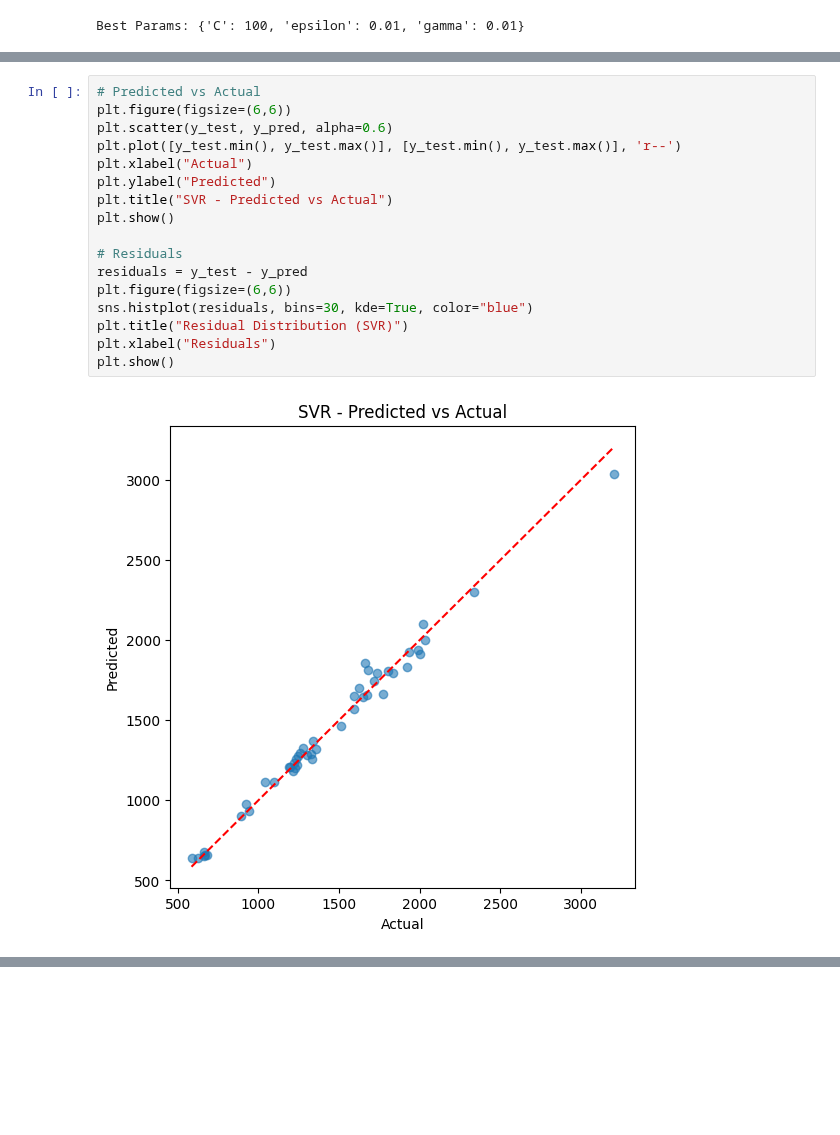
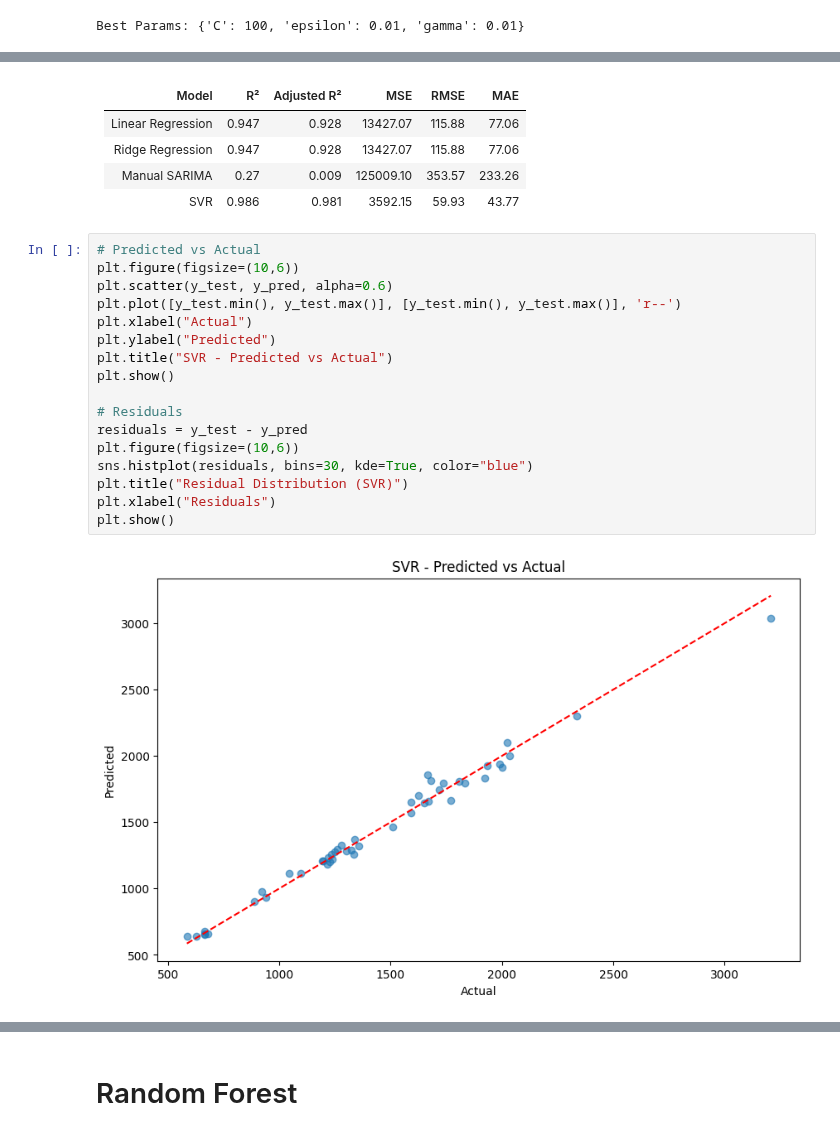
Before and after one commit to HuyPham171-hub/gold-price-prediction, a Jupyter notebook: notebooks/modeling.ipynb, the cells around one changed output, grey strips where cells are left out. Cells and saved outputs as stored; diff of their text form; blank space fills up the shorter version.

Commit message:
Random Forest Model

```diff
--- a/notebooks/modeling.ipynb
+++ b/notebooks/modeling.ipynb
@@ -1053,20 +1058,27 @@ R2: 0.986
 MSE: 3592.15 | RMSE: 59.93 | MAE: 43.77
+# %% [markdown]
+| Model               | R²    | Adjusted R² | MSE       | RMSE    | MAE    |
+|---------------------|-------|-------------|-----------|---------|--------|
+| Linear Regression   | 0.947 | 0.928       | 13427.07  | 115.88  | 77.06  |
+| Ridge Regression    | 0.947 | 0.928       | 13427.07  | 115.88  | 77.06  |
+| Manual SARIMA       | 0.27  | 0.009       | 125009.10 | 353.57  | 233.26 |
+| SVR                 | 0.986 | 0.981       | 3592.15   | 59.93   | 43.77  |
 # %%
 # Predicted vs Actual
-plt.figure(figsize=(6,6))
+plt.figure(figsize=(10,6))
 plt.scatter(y_test, y_pred, alpha=0.6)
 plt.plot([y_test.min(), y_test.max()], [y_test.min(), y_test.max()], 'r--')
 plt.xlabel("Actual")
 plt.ylabel("Predicted")
 plt.title("SVR - Predicted vs Actual")
 plt.show()
 
 # Residuals
 residuals = y_test - y_pred
-plt.figure(figsize=(6,6))
+plt.figure(figsize=(10,6))
 sns.histplot(residuals, bins=30, kde=True, color="blue")
 plt.title("Residual Distribution (SVR)")
 plt.xlabel("Residuals")
 plt.show()
 # %% [output]
-[figure, old version]
+[figure, new version]
@@ -1073,0 +1086,2 @@ plt.show()
+# %% [markdown]
+# Random Forest
```
Also changed, not shown: parts of 8 cells of this notebook.
